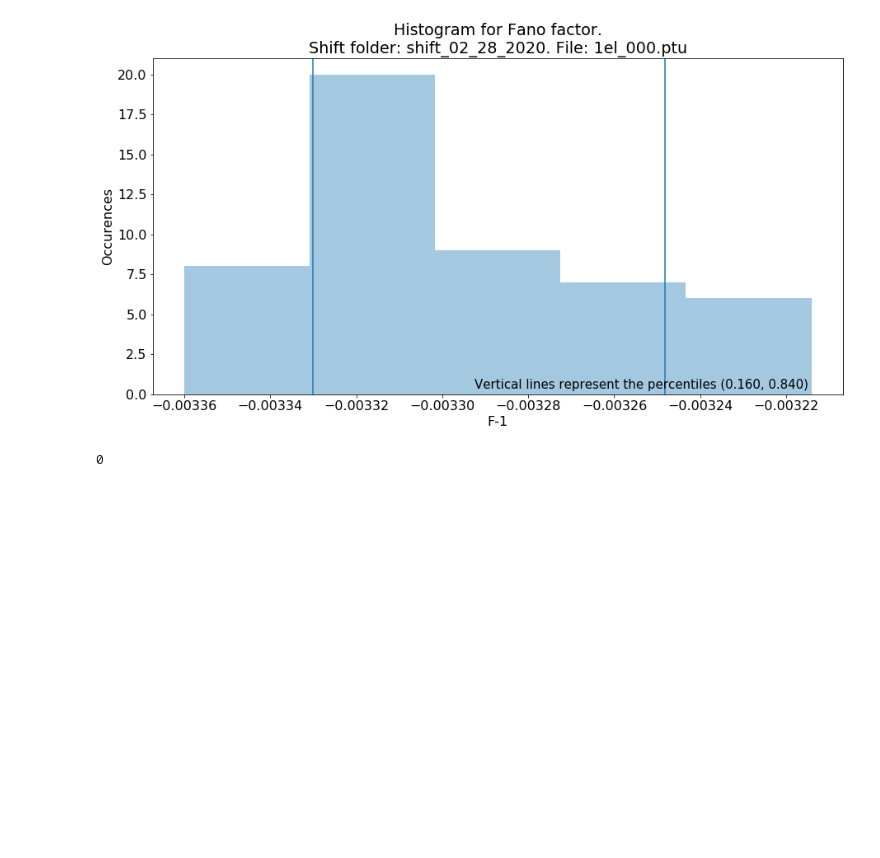
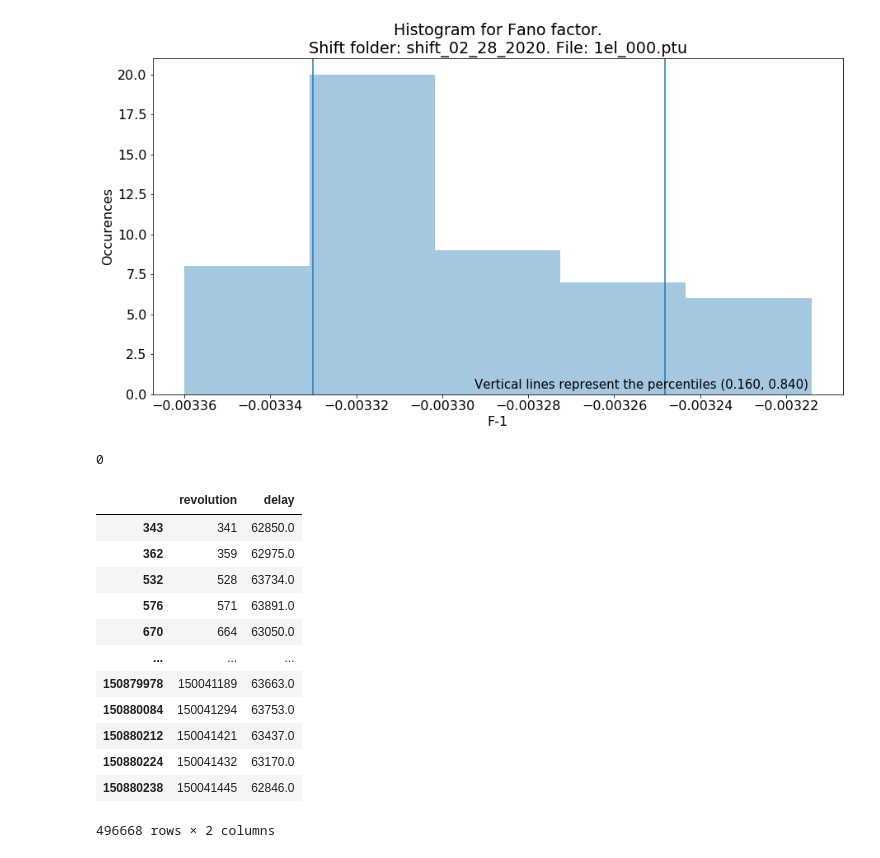
Before and after one commit to IharLobach/ursse, a Jupyter notebook: analyzing_collected_data/shifts/shift_02_28_2020/analyzing_one_file.ipynb, the cells around one changed output. Saved outputs shown, nothing was run; the diff lists cells and outputs as text; code cells hidden in the pictures; blank space fills up the shorter version.

```diff
--- a/analyzing_collected_data/shifts/shift_02_28_2020/analyzing_one_file.ipynb
+++ b/analyzing_collected_data/shifts/shift_02_28_2020/analyzing_one_file.ipynb
@@ -69,3 +69,19 @@ plot_fanos_hist(fanos, report, bins=5, shift_folder_name=shift_02_28_2020.shift_
 sum(fanos == np.nan)
 # %% [output]
 0
+# %%
+df
+# %% [output]
+|  | revolution | delay |
+| 343 | 341 | 62850.0 |
+| 362 | 359 | 62975.0 |
+| 532 | 528 | 63734.0 |
+| 576 | 571 | 63891.0 |
+| 670 | 664 | 63050.0 |
+| ... | ... | ... |
+| 150879978 | 150041189 | 63663.0 |
+| 150880084 | 150041294 | 63753.0 |
+| 150880212 | 150041421 | 63437.0 |
+| 150880224 | 150041432 | 63170.0 |
+| 150880238 | 150041445 | 62846.0 |
+496668 rows × 2 columns
```
Also changed, not shown: parts of 14 cells of this notebook, 1 other file.
